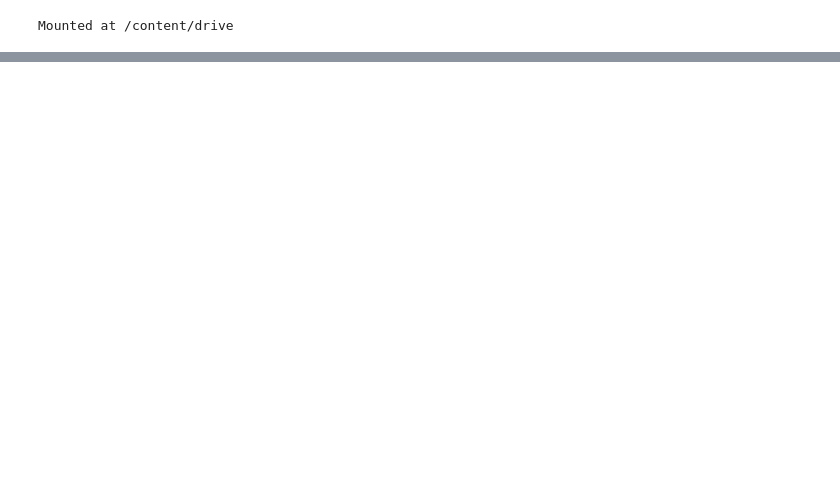
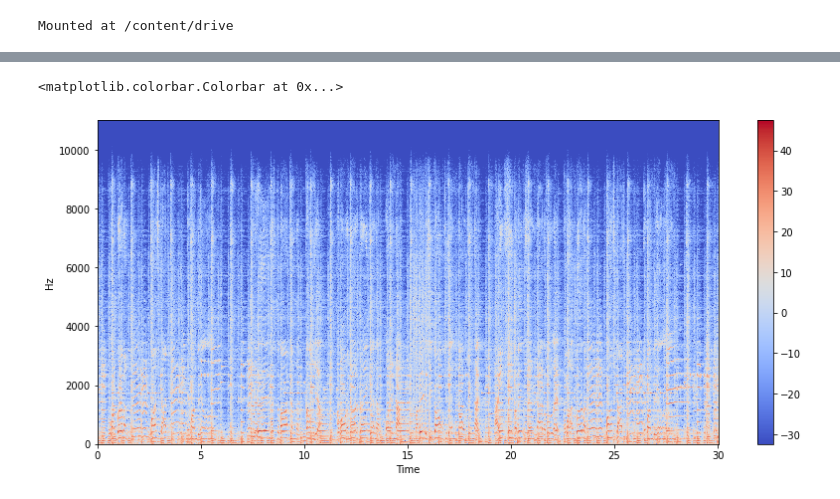
Before and after one commit to Michell203/mais-202, a Jupyter notebook: MusicClassifier.ipynb, the cells around one changed output, grey strips where cells are left out. Saved outputs shown, nothing was run; the diff lists cells and outputs as text; code cells hidden in the pictures; blank space fills up the shorter version.

```diff
--- a/MusicClassifier.ipynb
+++ b/MusicClassifier.ipynb
@@ -29,0 +47,13 @@ class_list = data_frame.iloc[:-1]
+# %%
+# Spectograms
+# This is a visual way of representing signal loudness over time at various frequencies
+gram = librosa.stft(data)
+gram_db = librosa.amplitude_to_db(abs(gram))
+plt.figure(figsize=(14,6))
+librosa.display.specshow(gram_db, sr = sample_rate, x_axis='time',y_axis='hz')
+plt.colorbar()
+
+#This is just one of the ways we can visualize the audio
+# %% [output]
+<matplotlib.colorbar.Colorbar at 0x...>
+[figure, added]
```
Also changed, not shown: parts of 3 cells of this notebook.
